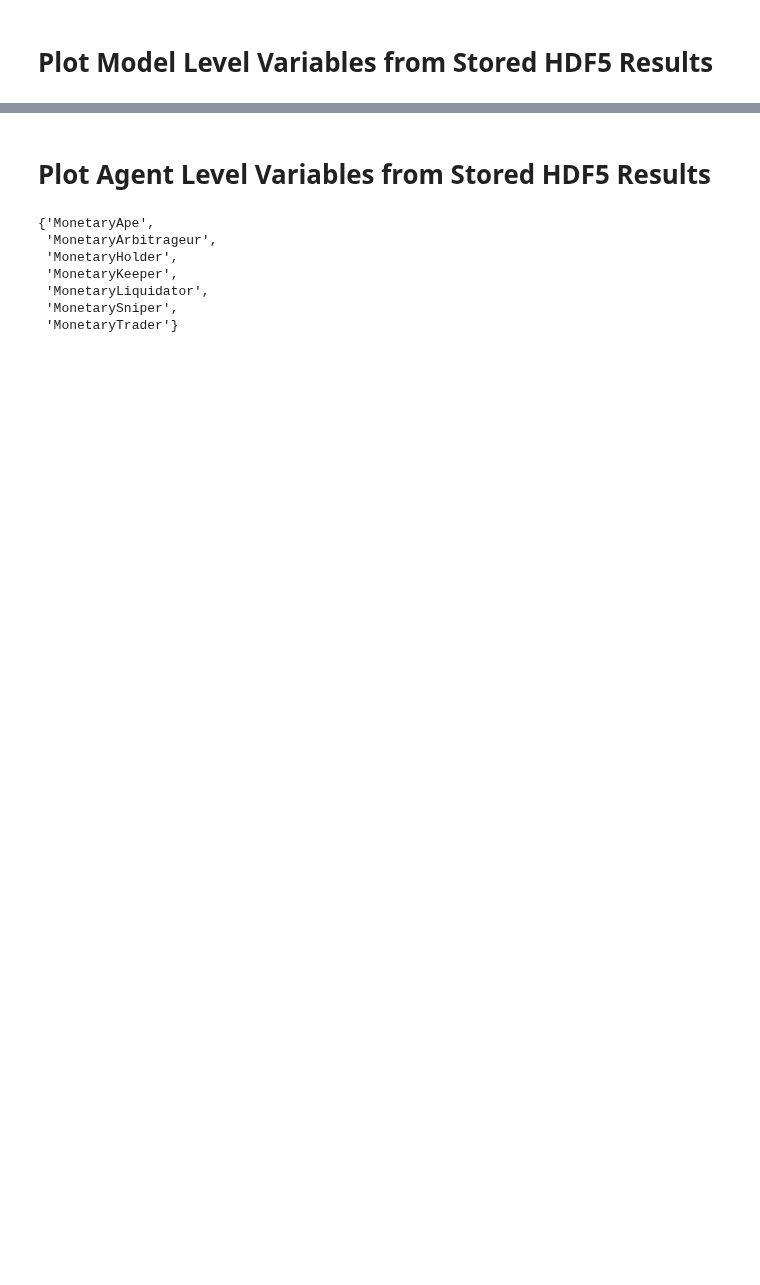
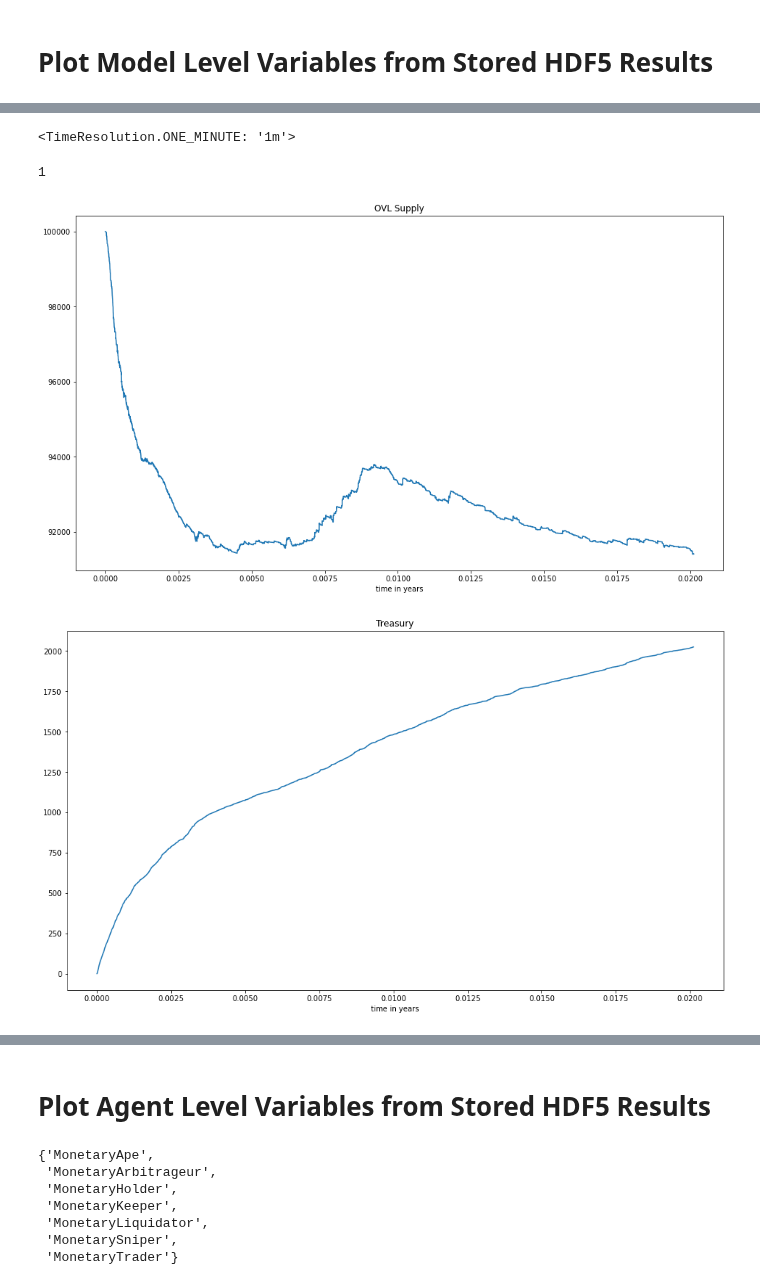
Before and after one commit to overlay-market/overlay-monetary, a Jupyter notebook: notebooks/Agent Based Simulation Long-Run Analysis with Snipers and Liquidators (1m data quoted in ETH).ipynb, the cells around one changed output, grey strips where cells are left out. Drawn from its saved outputs; the diff is of its cells as text; code cells hidden in the pictures; blank space fills up the shorter version.

Commit message:
- added model level plotting from HDF5 file to notebook

```diff
--- a/notebooks/Agent Based Simulation Long-Run Analysis with Snipers and Liquidators (1m data quoted in ETH).ipynb
+++ b/notebooks/Agent Based Simulation Long-Run Analysis with Snipers and Liquidators (1m data quoted in ETH).ipynb
@@ -973,2 +952,5 @@ time_resolution_from_hdf5_file
 # %% [markdown]
 # Plot Model Level Variables from Stored HDF5 Results
+# %%
+model_df_from_hdf5 = hdf5_data_collection_file.get_model_dataframe()
+model_df_from_hdf5.head()
@@ -974,0 +965,23 @@ time_resolution_from_hdf5_file
+# %%
+time_resolution_from_hdf5_file = \
+    TimeResolution(hdf5_data_collection_file.get_model_level_parameter('time_resolution'))
+time_resolution_from_hdf5_file
+# %% [output]
+<TimeResolution.ONE_MINUTE: '1m'>
+# %%
+data_collection_interval_from_hdf5_file = \
+    hdf5_data_collection_file.get_model_level_parameter('data_collection_interval')
+data_collection_interval_from_hdf5_file
+# %% [output]
+1
+# %%
+plot_all_model_level_variables(
+    model_vars_df=model_df_from_hdf5,
+    tickers=tickers_with_ovl,
+    plot_time_scale=plot_time_scale,
+    time_interval_to_plot_in_seconds=time_interval_to_plot_in_seconds,
+    time_resolution=time_resolution_from_hdf5_file,
+    data_interval=data_collection_interval_from_hdf5_file)
+# %% [output]
+[figure, added]
+[figure, added]
```
Also changed, not shown: parts of 29 cells of this notebook, 2 other files.
